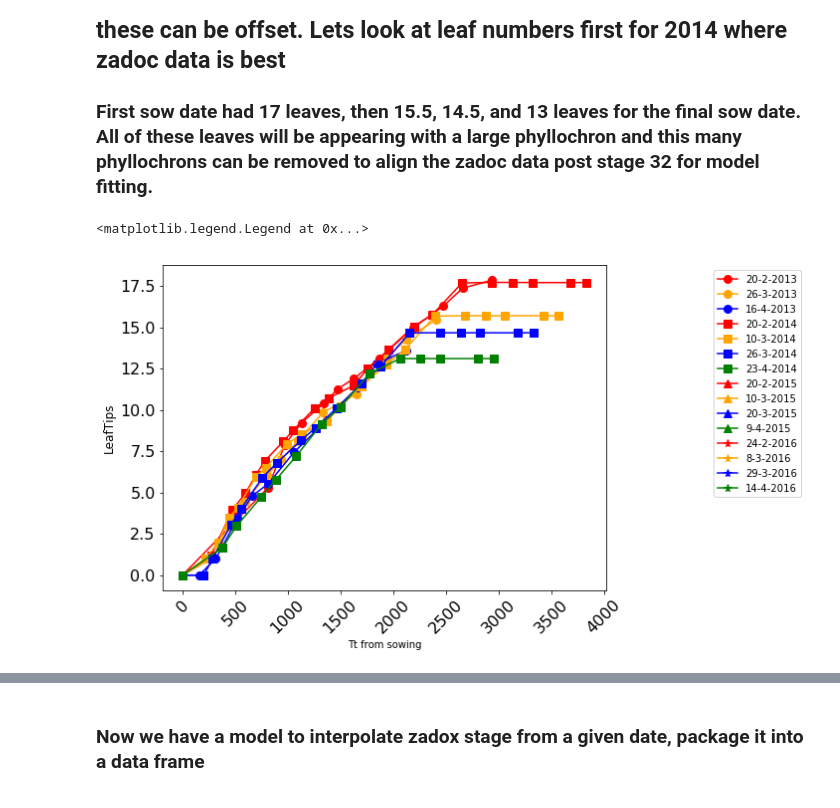
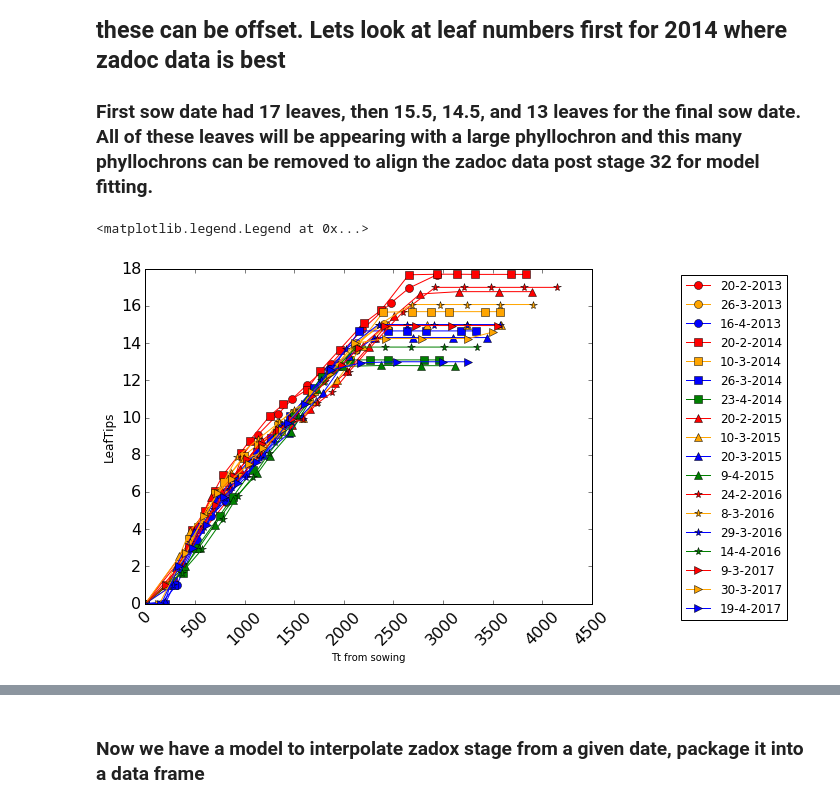
Before and after one commit to HamishBrownPFR/2020, a Jupyter notebook: CombinedAnalysis.ipynb, the cells around one changed output, grey strips where cells are left out. Drawn from its saved outputs; the diff is of its cells as text; code cells hidden in the pictures.

Commit message:
Update script to work with 2017 data

```diff
--- a/CombinedAnalysis.ipynb
+++ b/CombinedAnalysis.ipynb
@@ -326,7 +325,7 @@ Data.sort_values(by='SowingDate',inplace=True)
 ### Add Truncated Sowing date into index and sort
 # %%
 for Treat in GrandIndex.index:
-    GrandIndex.loc[Treat,'SowingDate'] = GrandIndex.loc[Treat,'SowingDate'].strftime('%d-%b')
+    GrandIndex.ix[Treat,'SowingDate'] = GrandIndex.ix[Treat,'SowingDate'].strftime('%d-%b')
 
 TreatmentOrder = ['SowingDate','Cultivar','PlantPopn','PGRCanopyMgmtTrt']
 GrandIndex = GrandIndex[TreatmentOrder]
@@ -413,8 +354,2 @@ Name: 2017-01-31 00:00:00, Length: 73, dtype: object
-# %%
-test = []
-count = 0
-for X in Data.index:
-    test.append(MetData.loc[X,'Tt'])
-    count +=1
 # %%
 for Year in YearList:
@@ -455,23 +390,23 @@ for Year in [2013,2014,2015,2016]:
 # %%
 BiomassAnalysis.dropna(inplace=True)
 BiomassAnalysis.sort_index(inplace=True)
-for Year in [2013,2014,2015,2016]:
-    YearData = Data.loc[Data.YearSown==Year,:]
-    YearIndex = GrandIndex.loc[Year,:].dropna(axis=1,how='all')
+for Year in [2013,2014,2015,2016,2017]:
+    YearData = Data.ix[Data.YearSown==Year,:]
+    YearIndex = GrandIndex.ix[Year,:].dropna(axis=1,how='all')
     for Treat in YearIndex.index:
-        Rad = MetData.loc[BiomassAnalysis.loc[(Year,Treat),:].index,'Radn']
-        Temp = MetData.loc[BiomassAnalysis.loc[(Year,Treat),:].index,'MeanT']
-        BiomassAnalysis.loc[(Year,Treat),'Radn'] = Rad.values
-        BiomassAnalysis.loc[(Year,Treat),'Temp'] = Temp.values
-BiomassAnalysis.loc[:,'IntRadn'] = BiomassAnalysis.loc[:,VarToInt] * BiomassAnalysis.loc[:,'Radn']
+        Rad = MetData.ix[BiomassAnalysis.ix[(Year,Treat),:].index,'Radn']
+        Temp = MetData.ix[BiomassAnalysis.ix[(Year,Treat),:].index,'MeanT']
+        BiomassAnalysis.ix[(Year,Treat),'Radn'] = Rad.values
+        BiomassAnalysis.ix[(Year,Treat),'Temp'] = Temp.values
+BiomassAnalysis.ix[:,'IntRadn'] = BiomassAnalysis.ix[:,VarToInt] * BiomassAnalysis.ix[:,'Radn']
 XTemp = [-10,0,15,25,35]
 YRUE = [0,0,15,15,0]
-BiomassAnalysis.loc[:,'RUE'] = [np.interp(BiomassAnalysis.loc[x,'Temp'],XTemp,YRUE) for x in BiomassAnalysis.index]
-BiomassAnalysis.loc[:,'PotDM'] = BiomassAnalysis.loc[:,'RUE'] * BiomassAnalysis.loc[:,'IntRadn']
+BiomassAnalysis.ix[:,'RUE'] = [np.interp(BiomassAnalysis.ix[x,'Temp'],XTemp,YRUE) for x in BiomassAnalysis.index]
+BiomassAnalysis.ix[:,'PotDM'] = BiomassAnalysis.ix[:,'RUE'] * BiomassAnalysis.ix[:,'IntRadn']
 
 TreatsWithIncompleteRadnData = [(2013,'1b'),(2013,'2b'),(2013,'3b'),
                                (2013,'1d'),(2013,'2d'),(2013,'3d'),
                                 (2013,'2f'),
                                (2015,'4d')]
 for Incomplete in TreatsWithIncompleteRadnData:
-    BiomassAnalysis.loc[Incomplete,:] = np.nan
+    BiomassAnalysis.ix[Incomplete,:] = np.nan
@@ -510,26 +423,26 @@ MakeThermalTimeCoarseGraph(Variable,[2013,2014])
 ### First sow date had 17 leaves, then 15.5, 14.5, and 13 leaves for the final sow date.  All of these leaves will be appearing with a large phyllochron and this many phyllochrons can be removed to align the zadoc data post stage 32 for model fitting.
 # %%
 Colors = ['red','orange','blue','green']
-Markers = ['o-','s-','^-','*-']
+Markers = ['o-','s-','^-','*-','>-']
 Sizes = [12,10,8,6,4,2]
 Graph = plt.figure(figsize=(8,6))
 YearPos = 0
 for Year in YearList:
-    filter = Data.loc[:,'YearSown'] == Year
-    SowDates = pd.to_datetime(Data.loc[filter,'SowingDate'].drop_duplicates().values)
+    Filter = Data.ix[:,'YearSown'] == Year
+    SowDates = pd.to_datetime(Data.ix[Filter,'SowingDate'].drop_duplicates().values)
     TreatPos = 0
     for Treat in SowDates:
-        Filter = (Data.YearSown == Year) & (Data.SowingDate == Treat) & (Data.Cultivar == 'Wakanui')  & ((Data.PlantPopn==200) | (Data.PlantPopn==50)) & (Data.PGRCanopyMgmtTrt == 'Normal')
-        GraphData = pd.to_numeric(Data.loc[Filter,'NumLigules'].dropna()).groupby(level='SampleDate').mean()
-        TtFromSow = pd.to_numeric(Data.loc[Filter,'TtFromSowing'].loc[GraphData.index].dropna()).groupby(level='SampleDate').mean()
+        Filter = (Data.YearSown == Year) & (Data.SowingDate == Treat) & (Data.Cultivar == 'Wakanui')  & ((Data.PlantPopn==200) | (Data.PlantPopn==50) |(Data.PlantPopn==150)) & (Data.PGRCanopyMgmtTrt == 'Normal')
+        GraphData = pd.to_numeric(Data.ix[Filter,'NumLigules'].dropna()).groupby(level='SampleDate').mean()
+        TtFromSow = pd.to_numeric(Data.ix[Filter,'TtFromSowing'].ix[GraphData.index].dropna()).groupby(level='SampleDate').mean()
         plt.plot(TtFromSow,GraphData,Markers[YearPos],color = Colors[TreatPos], markersize = 8,label = str(Treat.day)+'-'+str(Treat.month)+'-'+str(Treat.year))
         TreatPos +=1
     YearPos+=1
 plt.xticks(rotation=45)
 plt.ylabel('LeafTips',fontsize=12)
 plt.xlabel('Tt from sowing')
 plt.tick_params(labelsize=16)
 plt.legend(bbox_to_anchor=(1.45, 1),numpoints=1)
 # %% [output]
 <matplotlib.legend.Legend at 0x...>
-[figure, old version]
+[figure, new version]
```
Also changed, not shown: parts of 59 cells of this notebook.
